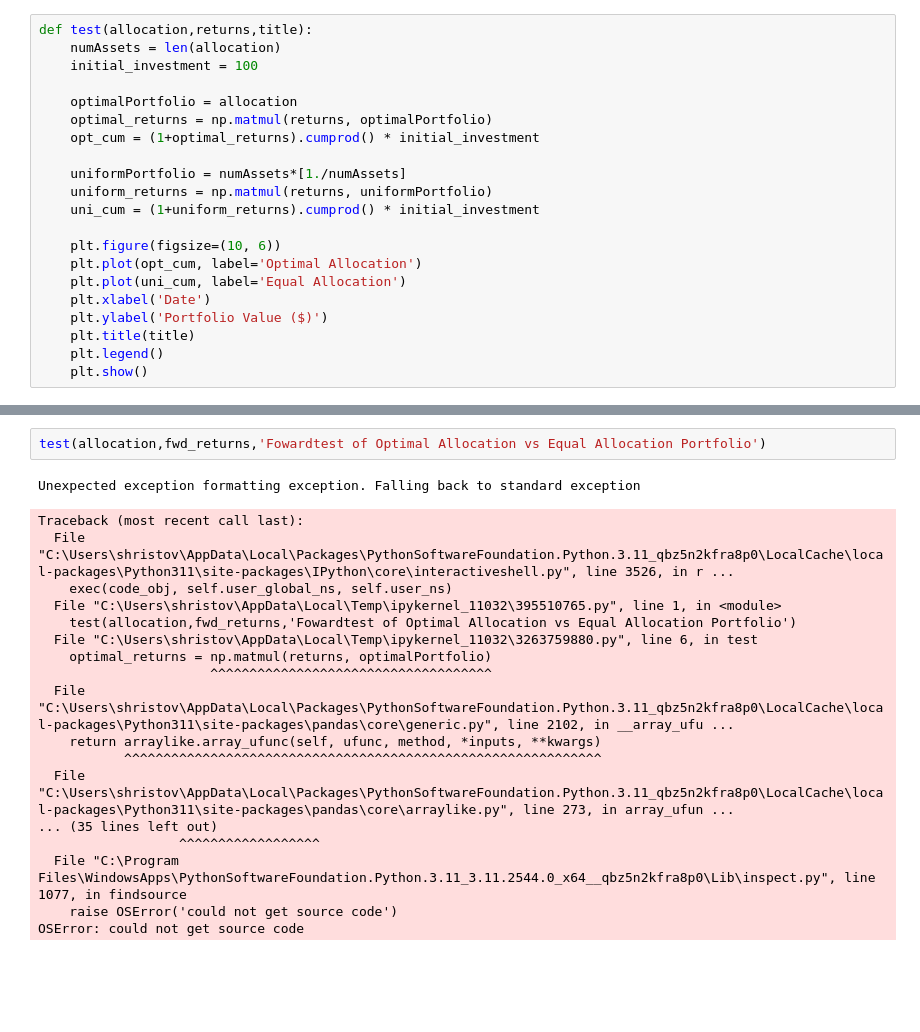
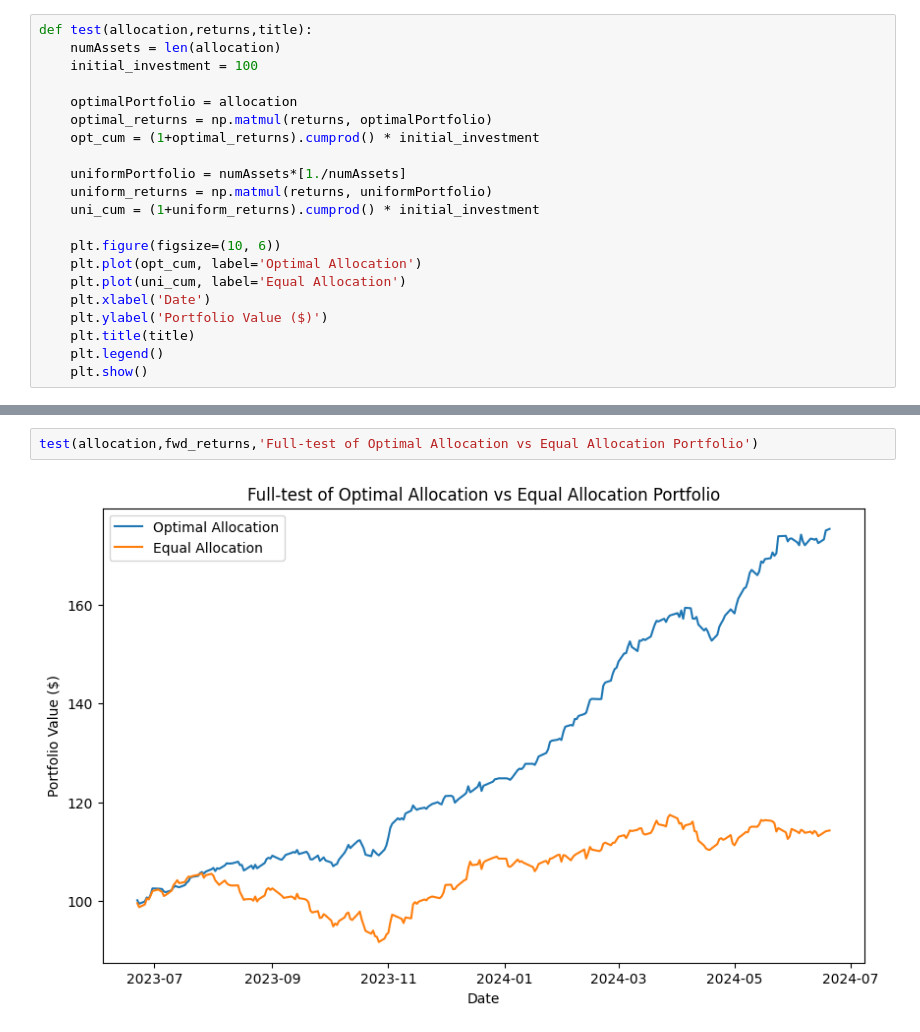
Before and after one commit to stoyhris/markowitz, a Jupyter notebook: markowitz.ipynb, the cells around one changed output, grey strips where cells are left out. Drawn from its saved outputs; the diff is of its cells as text; blank space fills up the shorter version.

```diff
--- a/markowitz.ipynb
+++ b/markowitz.ipynb
@@ -294,21 +298,4 @@ covMatrix.shape
 # %%
-test(allocation,fwd_returns,'Fowardtest of Optimal Allocation vs Equal Allocation Portfolio')
+test(allocation,fwd_returns,'Full-test of Optimal Allocation vs Equal Allocation Portfolio')
 # %% [output]
-Unexpected exception formatting exception. Falling back to standard exception
-Traceback (most recent call last):
-  File "C:\Users\shristov\AppData\Local\Packages\PythonSoftwareFoundation.Python.3.11_qbz5n2kfra8p0\LocalCache\local-packages\Python311\site-packages\IPython\core\interactiveshell.py", line 3526, in r ...
-    exec(code_obj, self.user_global_ns, self.user_ns)
-  File "C:\Users\shristov\AppData\Local\Temp\ipykernel_11032\395510765.py", line 1, in <module>
-    test(allocation,fwd_returns,'Fowardtest of Optimal Allocation vs Equal Allocation Portfolio')
-  File "C:\Users\shristov\AppData\Local\Temp\ipykernel_11032\3263759880.py", line 6, in test
-    optimal_returns = np.matmul(returns, optimalPortfolio)
-                      ^^^^^^^^^^^^^^^^^^^^^^^^^^^^^^^^^^^^
-  File "C:\Users\shristov\AppData\Local\Packages\PythonSoftwareFoundation.Python.3.11_qbz5n2kfra8p0\LocalCache\local-packages\Python311\site-packages\pandas\core\generic.py", line 2102, in __array_ufu ...
-    return arraylike.array_ufunc(self, ufunc, method, *inputs, **kwargs)
-           ^^^^^^^^^^^^^^^^^^^^^^^^^^^^^^^^^^^^^^^^^^^^^^^^^^^^^^^^^^^^^
-  File "C:\Users\shristov\AppData\Local\Packages\PythonSoftwareFoundation.Python.3.11_qbz5n2kfra8p0\LocalCache\local-packages\Python311\site-packages\pandas\core\arraylike.py", line 273, in array_ufun ...
-... (35 lines left out)
-                  ^^^^^^^^^^^^^^^^^^
-  File "C:\Program Files\WindowsApps\PythonSoftwareFoundation.Python.3.11_3.11.2544.0_x64__qbz5n2kfra8p0\Lib\inspect.py", line 1077, in findsource
-    raise OSError('could not get source code')
-OSError: could not get source code
+[figure, added]
```
Also changed, not shown: parts of 4 cells of this notebook.
